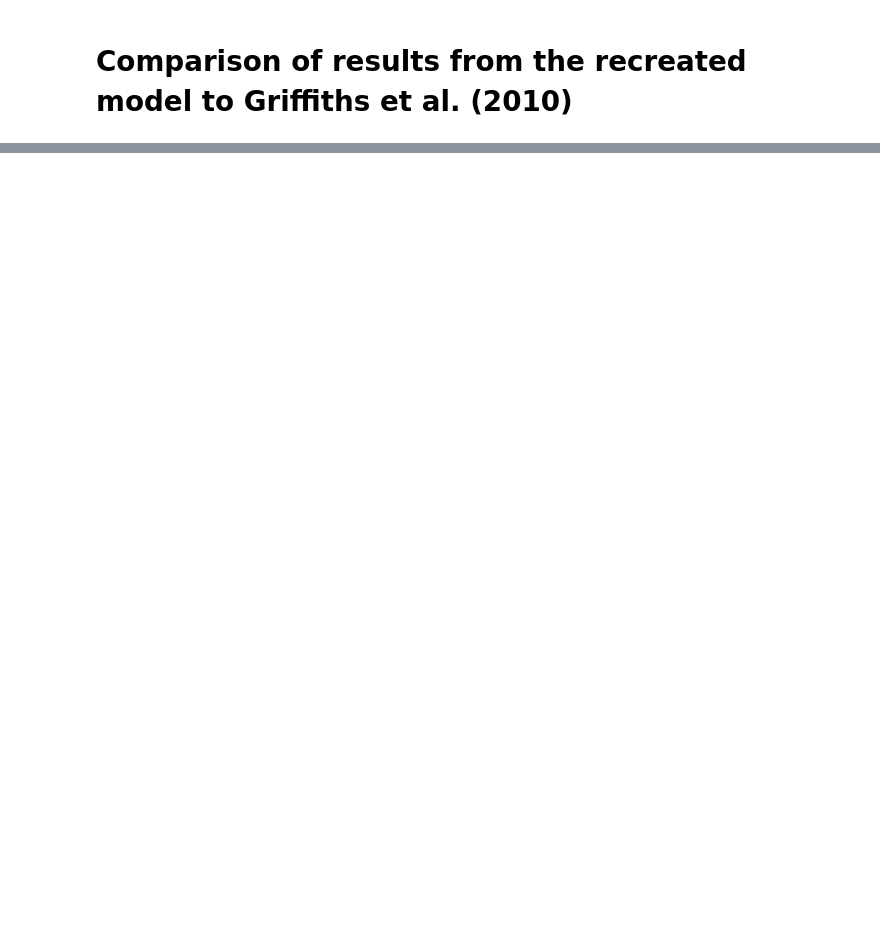
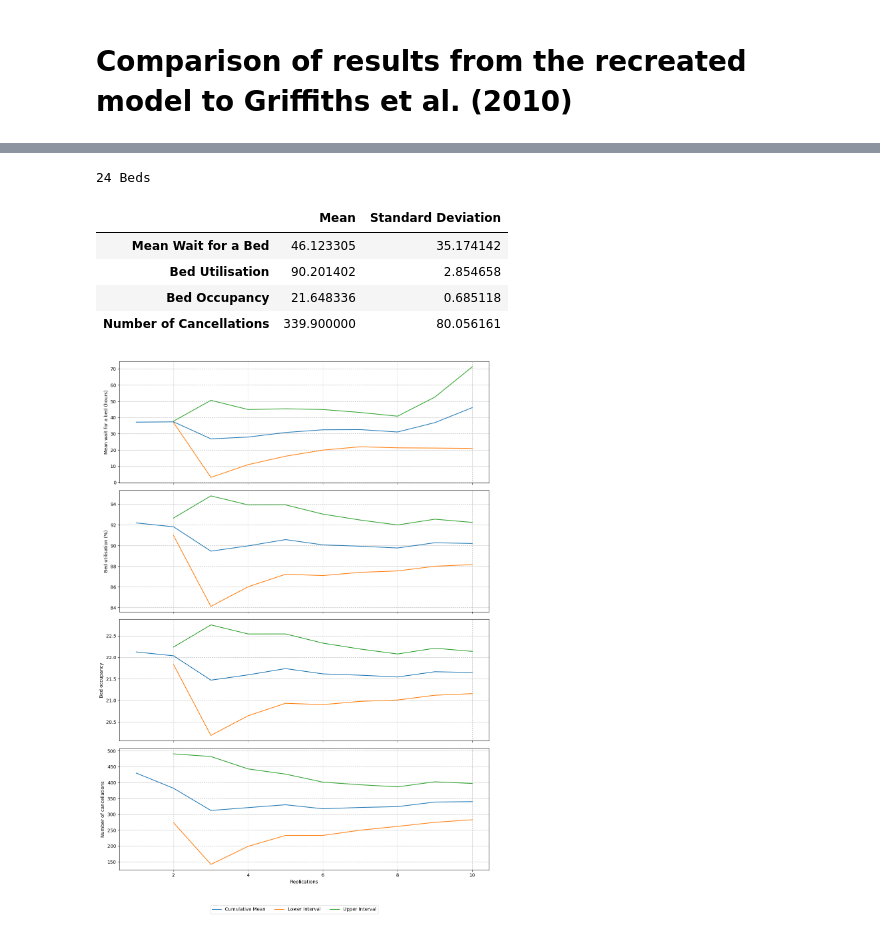
Before and after one commit to beckyexeter/hpdm097_des_assignment, a Jupyter notebook: technical_appendix/experiments.ipynb, the cells around one changed output, grey strips where cells are left out. Drawn from its saved outputs; the diff is of its cells as text; code cells hidden in the pictures; blank space fills up the shorter version.

```diff
--- a/technical_appendix/experiments.ipynb
+++ b/technical_appendix/experiments.ipynb
@@ -42,7 +42,7 @@ x_ray_dist_params = {
     "Length of Stay Standard Deviation": 108.15
 }
 
-unplanned_distribution_params = {
+up_distribution_params = {
     "A&E": a_and_e_dist_params,
     "Ward": ward_dist_params,
     "Emergency Surgery": emergency_surgery_dist_params,
@@ -79,17 +79,17 @@ elective_surgery_dict = {
     "Length of Stay Standard Deviation": 99.78
 }
 # %%
-scenario_names = ["20 Beds", "21 Beds", "22 Beds", "23 Beds", "24 Beds",
-                  "25 Beds", "26 Beds", "27 Beds", "28 Beds", "29 Beds"]
+scenario_names = ["22 Beds", "23 Beds", "24 Beds", "25 Beds",
+                  "26 Beds", "27 Beds", "28 Beds", "29 Beds"]
 scenarios_dict = {}
 
-for i in range(10):
+for i in range(8):
     i_dict = {
-        "Number of Replications": 100,
-        "Unplanned Distribution Parameters Dictionary": unplanned_distribution_params,
+        "Number of Replications": 10,
+        "Unplanned Distribution Parameters Dictionary": up_distribution_params,
         "Planned Admission Distribution Parameters": elective_surgery_dict,
         "Time to Clean": 5,
-        "Number of Beds": i + 20,
+        "Number of Beds": i + 22,
         "Simulation Duration": (24 * 365),
         "Warm-Up Period": (24 * 31),
         "Desired Precision": 0.05
@@ -101,6 +126,14 @@ beds_experiment.run_experiment()
 # %%
-print("21 Beds")
-twenty_one_beds_plot = beds_experiment.trial_objects["21 Beds"].plot_reps()
-beds_experiment.trial_objects["21 Beds"].overall_results_df
+print("24 Beds")
+twenty_one_beds_plot = beds_experiment.trial_objects["24 Beds"].plot_reps()
+beds_experiment.trial_objects["24 Beds"].overall_results_df
+# %% [output]
+24 Beds
+|  | Mean | Standard Deviation |
+| Mean Wait for a Bed | 46.123305 | 35.174142 |
+| Bed Utilisation | 90.201402 | 2.854658 |
+| Bed Occupancy | 21.648336 | 0.685118 |
+| Number of Cancellations | 339.900000 | 80.056161 |
+[figure, added]
 # %%
 print("25 Beds")
```
Also changed, not shown: parts of 3 cells of this notebook, 4 other files.
